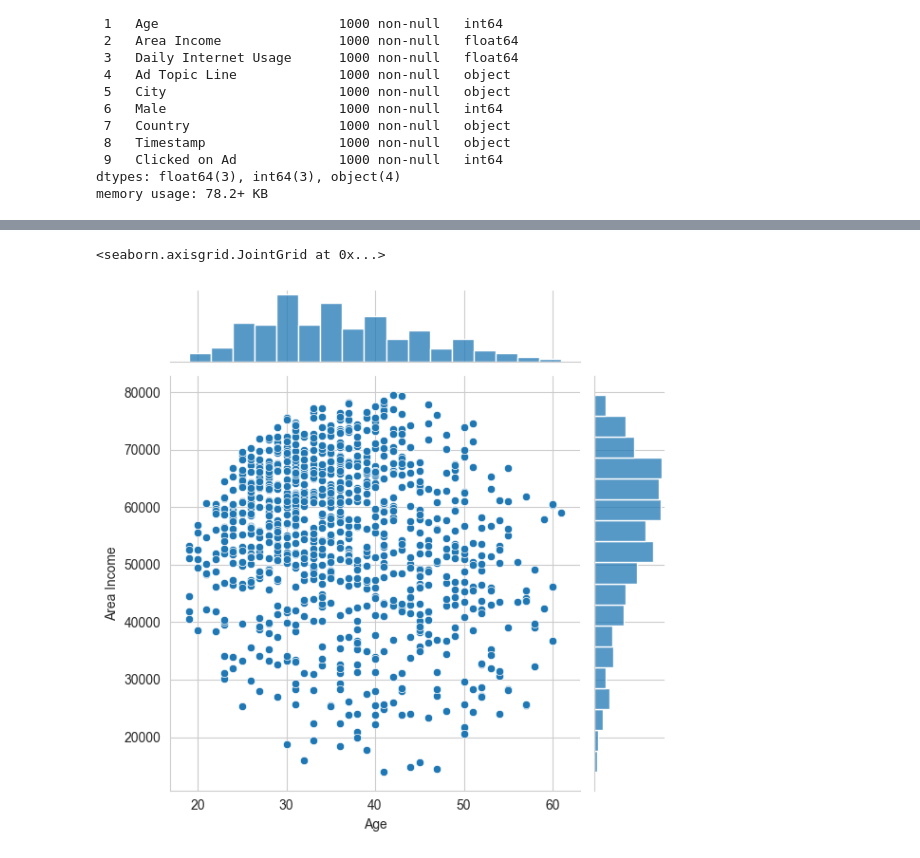
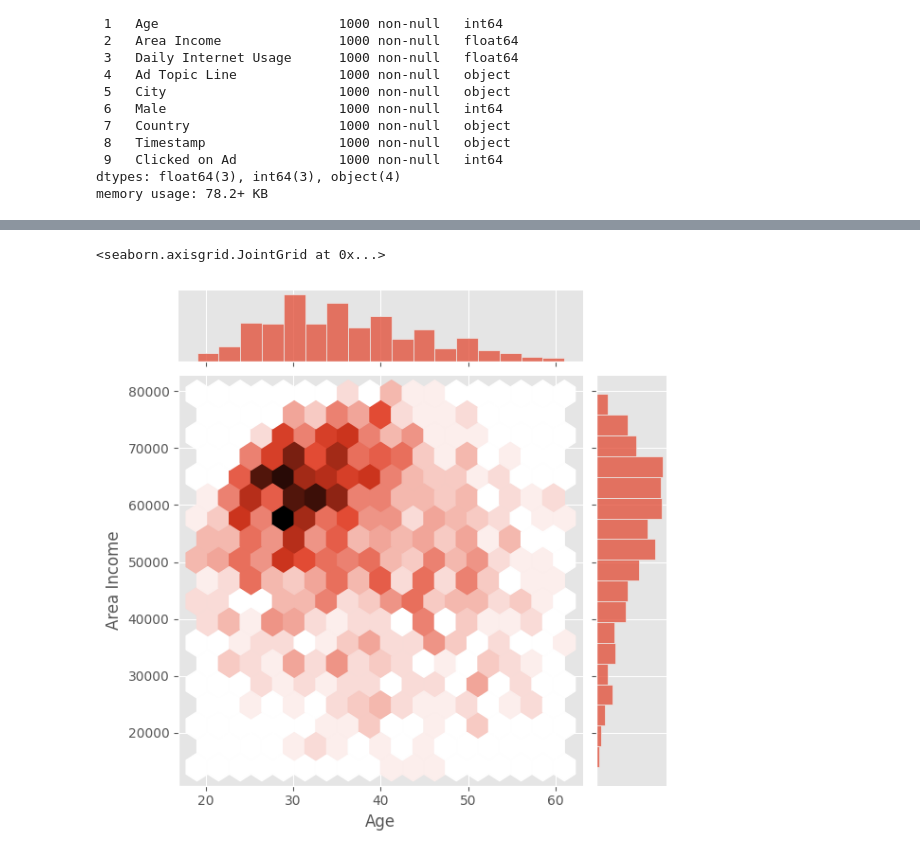
Before and after one commit to jaybarot7/Advertising, a Jupyter notebook: advertise.ipynb, the cells around one changed output, grey strips where cells are left out. Drawn from its saved outputs; the diff is of its cells as text; code cells hidden in the pictures.

```diff
--- a/advertise.ipynb
+++ b/advertise.ipynb
@@ -3,8 +3,11 @@ import pandas as pd
 import numpy as np
 import matplotlib.pyplot as plt
 import seaborn as sns
+plt.style.use('ggplot')
 from sklearn.model_selection import train_test_split
 from sklearn.metrics import classification_report
+from sklearn.preprocessing import StandardScaler
+from sklearn.naive_bayes import GaussianNB
 # %%
 df = pd.read_csv('advertising.csv')
 df
@@ -42,7 +45,3 @@ Data columns (total 10 columns):
  9   Clicked on Ad             1000 non-null   int64
 dtypes: float64(3), int64(3), object(4)
 memory usage: 78.2+ KB
-# %%
-sns.set_style('whitegrid')
-df['Age'].hist(bins=30)
-plt.xlabel('Age')
@@ -52,5 +102,5 @@ Text(0.5, 0, 'Age')
 # %%
-sns.jointplot(x='Age',y='Area Income',data=df)
+sns.jointplot(x='Age',y='Area Income',data=df,kind='hex')
 # %% [output]
 <seaborn.axisgrid.JointGrid at 0x...>
-[figure, old version]
+[figure, new version]
```
Also changed, not shown: parts of 23 cells of this notebook.
